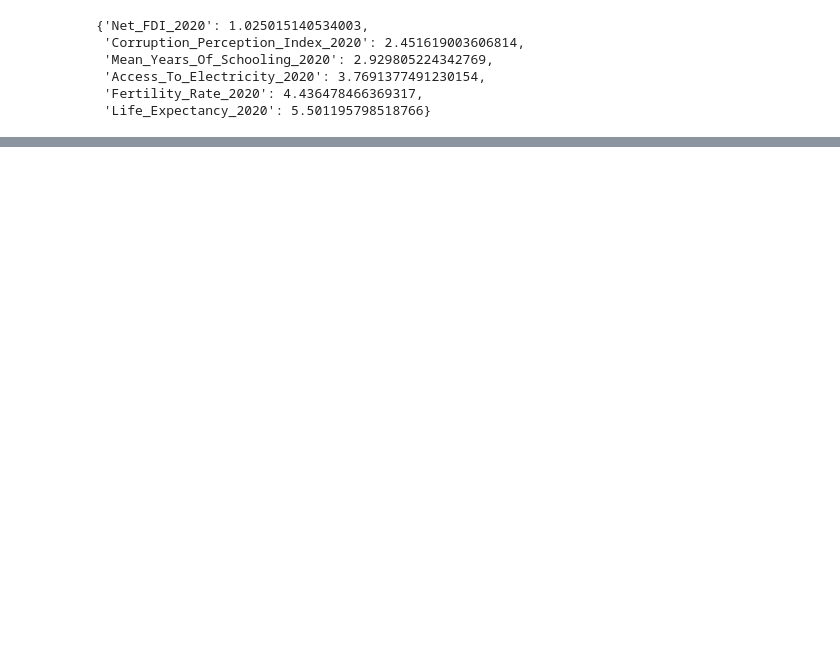
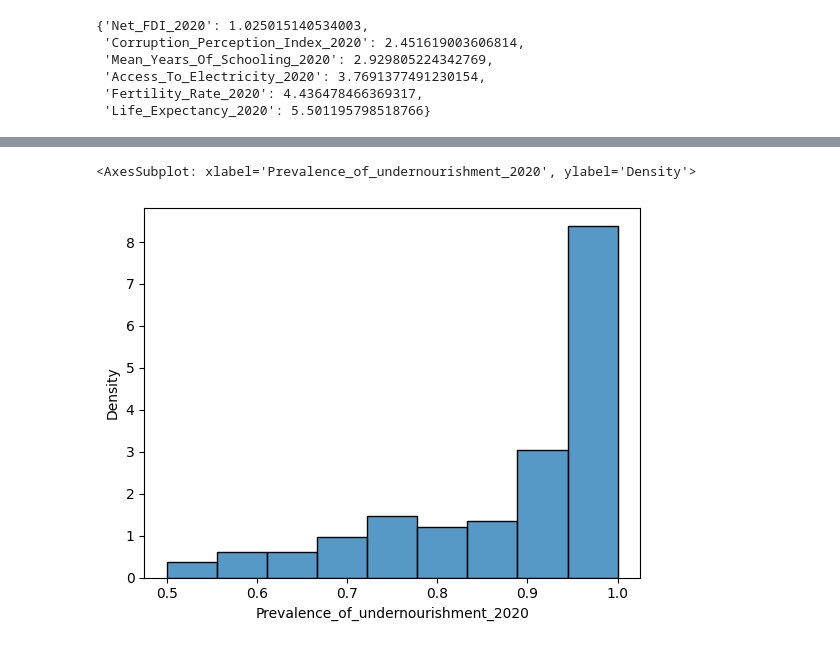
Before and after one commit to Sean2309/10.020_DataDrivenWorld_2D_Project-, a Jupyter notebook: Code/Modelling/linear_regression.ipynb, the cells around one changed output, grey strips where cells are left out. Saved outputs shown, nothing was run; the diff lists cells and outputs as text; code cells hidden in the pictures; blank space fills up the shorter version.

```diff
--- a/Code/Modelling/linear_regression.ipynb
+++ b/Code/Modelling/linear_regression.ipynb
@@ -490,0 +532,12 @@ NameError: name 'betas' is not defined
+# %%
+# Visualize distribution of data after selected transformation
+
+df_target = df[output_names[0]].copy()
+# Min-max scaling
+df_target = (df_target - df_target.min()) / (df_target.max() - df_target.min())
+# Reciprocal transformation
+df_target = 1 / (df_target+1) # plus arbitrary constant to avoid zero division error
+sns.histplot(df_target, stat="density")
+# %% [output]
+<AxesSubplot: xlabel='Prevalence_of_undernourishment_2020', ylabel='Density'>
+[figure, added]
```
Also changed, not shown: parts of 20 cells of this notebook.
